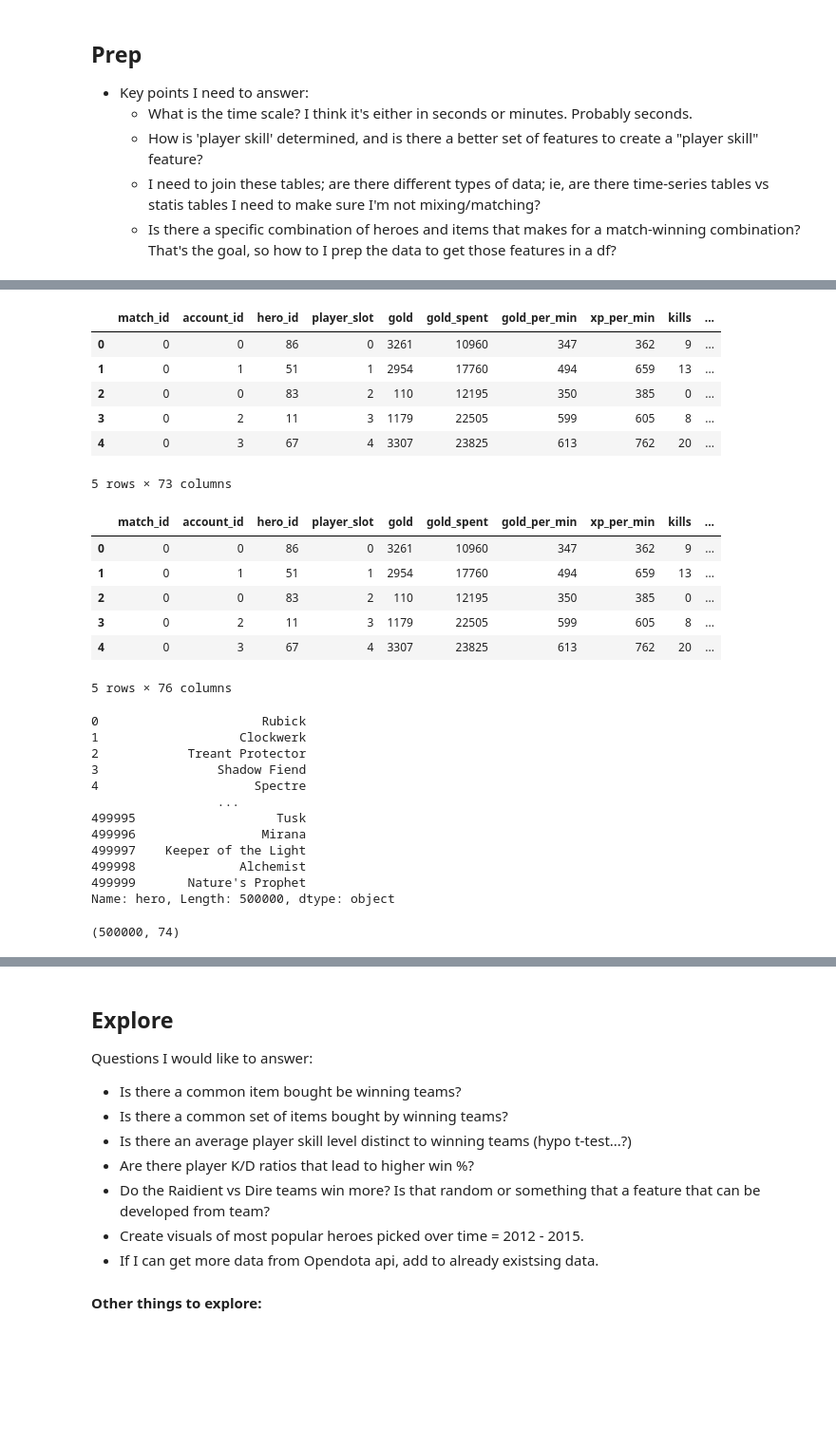
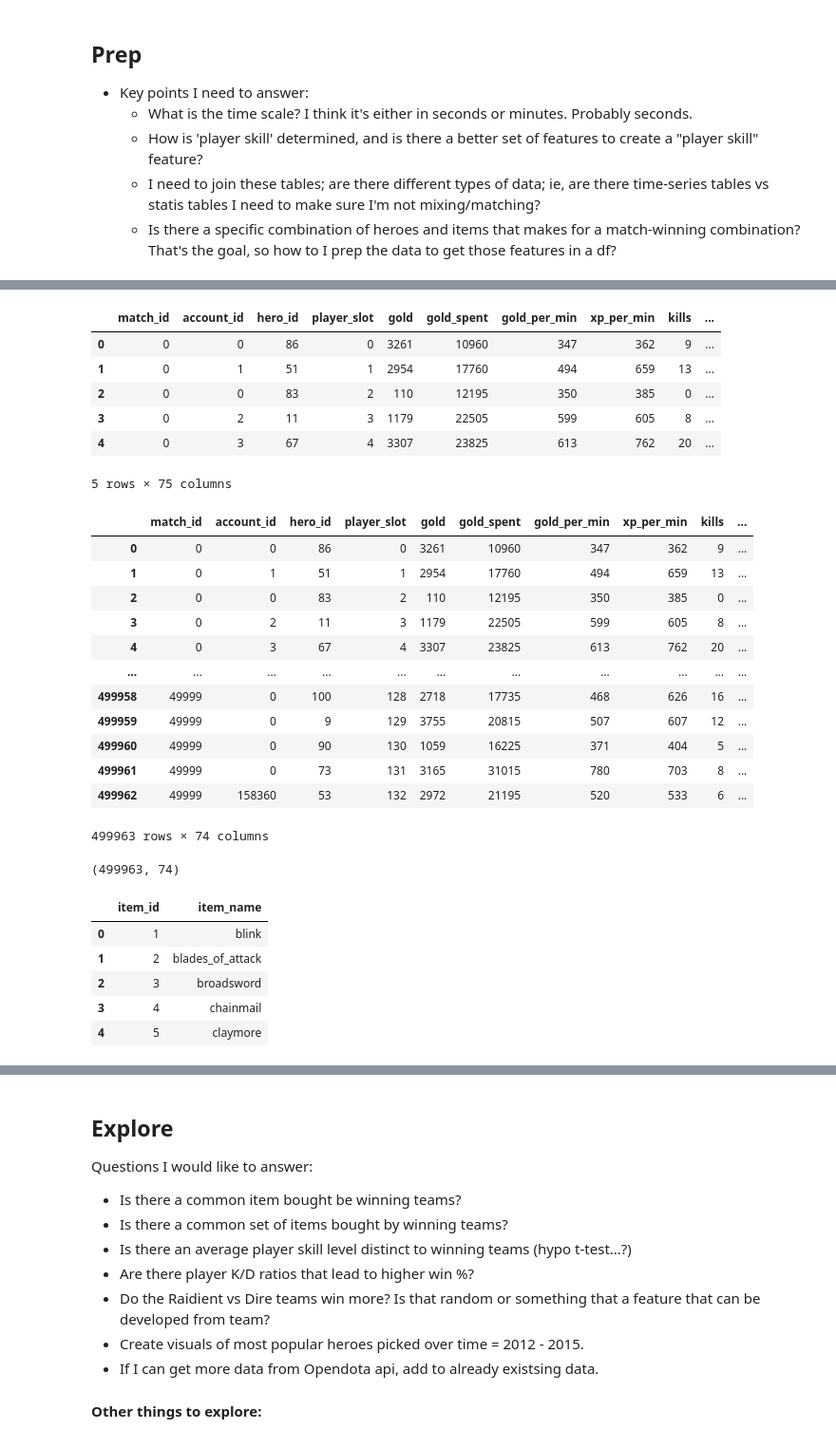
Before and after one commit to lukewbecker/dota-match-predictions, a Jupyter notebook: mvp.ipynb, the cells around one changed output, grey strips where cells are left out. Shown: that part at 95% size. Drawn from its saved outputs; the diff is of its cells as text; code cells hidden in the pictures; blank space fills up the shorter version.

Commit message:
updates to items dataframe

```diff
--- a/mvp.ipynb
+++ b/mvp.ipynb
@@ -152,0 +196,5 @@ heroes[(heroes.hero_id == 21) | (heroes.hero_id == 11) | (heroes.hero_id == 74)
+# %%
+# Dropping hero_id == 0
+player = players.copy()
+players = players[players.hero_id != 0]
+players.shape, player.shape
@@ -166,15 +219,5 @@ players[players.hero_id.isna()]
 # %%
 # Now need to add the list of heroes full names to main df:
-# %%
-players.head()
-# %% [output]
-|  | match_id | account_id | hero_id | player_slot | gold | gold_spent | gold_per_min | xp_per_min | kills | ... |
-| 0 | 0 | 0 | 86 | 0 | 3261 | 10960 | 347 | 362 | 9 | ... |
-| 1 | 0 | 1 | 51 | 1 | 2954 | 17760 | 494 | 659 | 13 | ... |
-| 2 | 0 | 0 | 83 | 2 | 110 | 12195 | 350 | 385 | 0 | ... |
-| 3 | 0 | 2 | 11 | 3 | 1179 | 22505 | 599 | 605 | 8 | ... |
-| 4 | 0 | 3 | 67 | 4 | 3307 | 23825 | 613 | 762 | 20 | ... |
-5 rows × 73 columns
 # %%
 player_heroes = pd.merge(players, heroes, left_on = 'hero_id', right_on = 'hero_id', how = 'left')
 player_heroes.head()
@@ -185,26 +228,36 @@ player_heroes.head()
 | 2 | 0 | 0 | 83 | 2 | 110 | 12195 | 350 | 385 | 0 | ... |
 | 3 | 0 | 2 | 11 | 3 | 1179 | 22505 | 599 | 605 | 8 | ... |
 | 4 | 0 | 3 | 67 | 4 | 3307 | 23825 | 613 | 762 | 20 | ... |
-5 rows × 76 columns
+5 rows × 75 columns
 # %%
-player_heroes.drop(columns = ['name', 0], inplace = True)
+player_heroes.drop(columns = ['name'], inplace = True)
 player_heroes.rename(columns = {"localized_name": "hero"}, inplace = True)
-# %%
-player_heroes.hero
-# %% [output]
-0                      Rubick
-1                   Clockwerk
-2            Treant Protector
-3                Shadow Fiend
-4                     Spectre
-                 ...
-499995                   Tusk
-499996                 Mirana
-499997    Keeper of the Light
-499998              Alchemist
-499999       Nature's Prophet
-Name: hero, Length: 500000, dtype: object
+# %%
+player_heroes[player_heroes.hero_id != 0]
+# %% [output]
+|  | match_id | account_id | hero_id | player_slot | gold | gold_spent | gold_per_min | xp_per_min | kills | ... |
+| 0 | 0 | 0 | 86 | 0 | 3261 | 10960 | 347 | 362 | 9 | ... |
+| 1 | 0 | 1 | 51 | 1 | 2954 | 17760 | 494 | 659 | 13 | ... |
+| 2 | 0 | 0 | 83 | 2 | 110 | 12195 | 350 | 385 | 0 | ... |
+| 3 | 0 | 2 | 11 | 3 | 1179 | 22505 | 599 | 605 | 8 | ... |
+| 4 | 0 | 3 | 67 | 4 | 3307 | 23825 | 613 | 762 | 20 | ... |
+| ... | ... | ... | ... | ... | ... | ... | ... | ... | ... | ... |
+| 499958 | 49999 | 0 | 100 | 128 | 2718 | 17735 | 468 | 626 | 16 | ... |
+| 499959 | 49999 | 0 | 9 | 129 | 3755 | 20815 | 507 | 607 | 12 | ... |
+| 499960 | 49999 | 0 | 90 | 130 | 1059 | 16225 | 371 | 404 | 5 | ... |
+| 499961 | 49999 | 0 | 73 | 131 | 3165 | 31015 | 780 | 703 | 8 | ... |
+| 499962 | 49999 | 158360 | 53 | 132 | 2972 | 21195 | 520 | 533 | 6 | ... |
+499963 rows × 74 columns
 # %%
 player_heroes.shape
 # %% [output]
-(500000, 74)
+(499963, 74)
+# %%
+items.head()
+# %% [output]
+|  | item_id | item_name |
+| 0 | 1 | blink |
+| 1 | 2 | blades_of_attack |
+| 2 | 3 | broadsword |
+| 3 | 4 | chainmail |
+| 4 | 5 | claymore |
```
Also changed, not shown: parts of 48 cells of this notebook.
